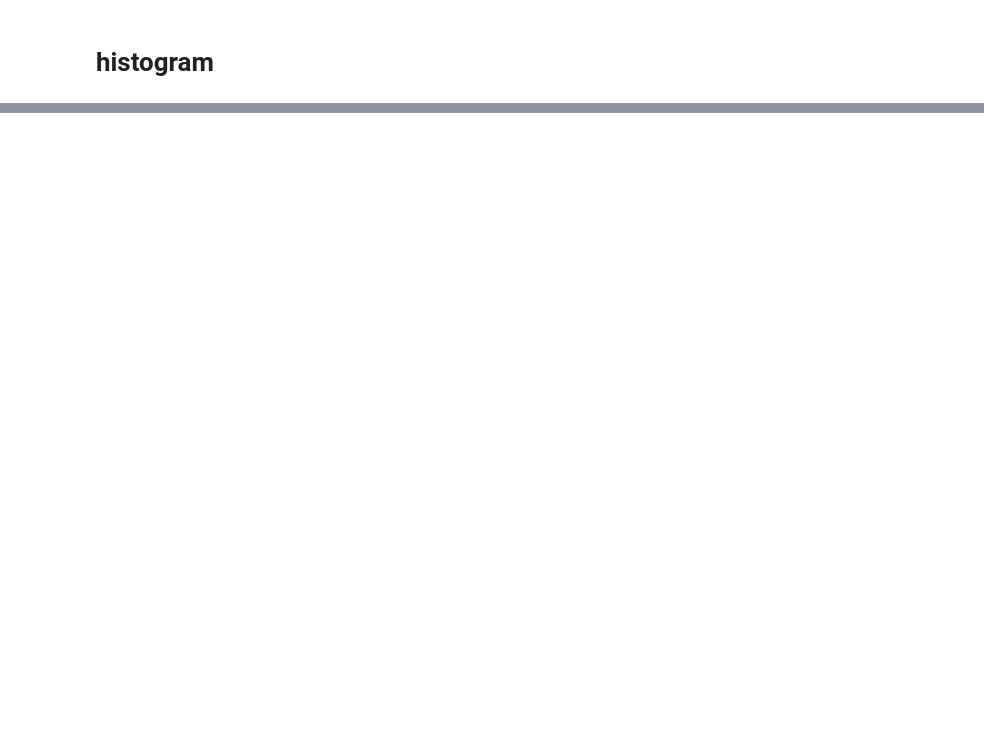
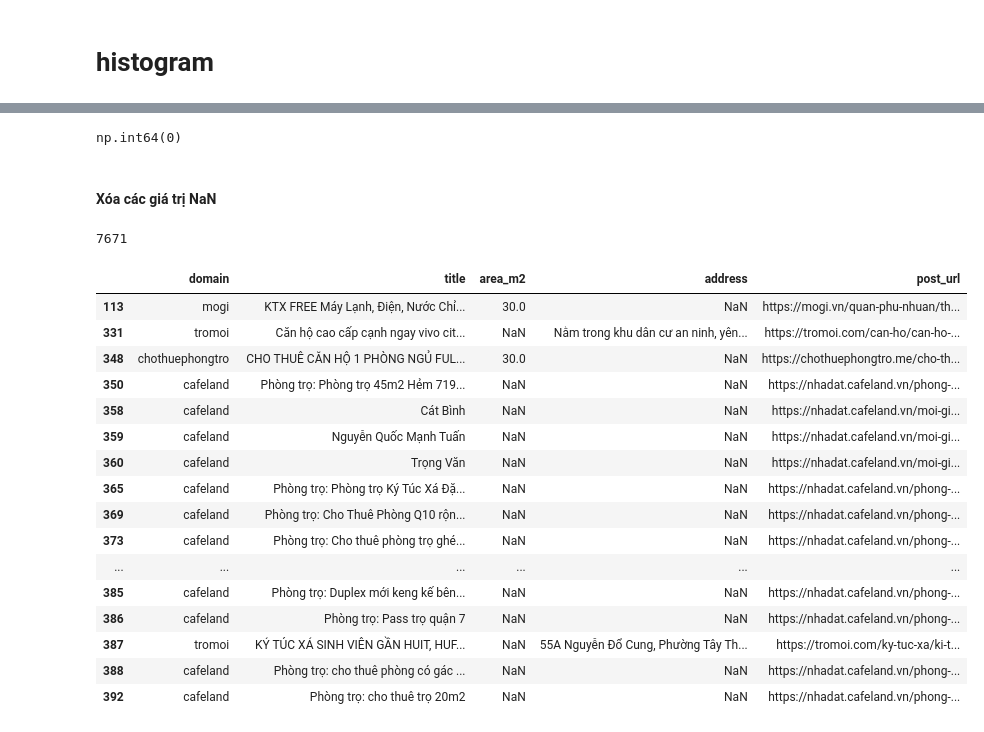
Before and after one commit to HauCoder2005/roombeacon-system, a Jupyter notebook: notebooks/roombeacon_eda.ipynb, the cells around one changed output, grey strips where cells are left out. Drawn from its saved outputs; the diff is of its cells as text; code cells hidden in the pictures; blank space fills up the shorter version.

```diff
--- a/notebooks/roombeacon_eda.ipynb
+++ b/notebooks/roombeacon_eda.ipynb
@@ -448,0 +734,42 @@ TypeError: expected string or bytes-like object, got 'float'
+# %%
+outliers["price_million"].isna().sum()
+# %% [output]
+np.int64(0)
+# %% [markdown]
+#### Xóa các giá trị NaN
+# %%
+missing_price_df = df_work[
+    df_work["monthly_price"].isna()
+]
+
+len(missing_price_df)
+# %% [output]
+7671
+# %%
+missing_price_df[
+    [
+        "domain",
+        "title",
+        "area_m2",
+        "address",
+        "post_url"
+    ]
+].head(20)
+# %% [output]
+|  | domain | title | area_m2 | address | post_url |
+| 113 | mogi | KTX FREE Máy Lạnh, Điện, Nước Chỉ... | 30.0 | NaN | https://mogi.vn/quan-phu-nhuan/th... |
+| 331 | tromoi | Căn hộ cao cấp cạnh ngay vivo cit... | NaN | Nằm trong khu dân cư an ninh, yên... | https://tromoi.com/can-ho/can-ho-... |
+| 348 | chothuephongtro | ️ CHO THUÊ CĂN HỘ 1 PHÒNG NGỦ FUL... | 30.0 | NaN | https://chothuephongtro.me/cho-th... |
+| 350 | cafeland | Phòng trọ: Phòng trọ 45m2 Hẻm 719... | NaN | NaN | https://nhadat.cafeland.vn/phong-... |
+| 358 | cafeland | Cát Bình | NaN | NaN | https://nhadat.cafeland.vn/moi-gi... |
+| 359 | cafeland | Nguyễn Quốc Mạnh Tuấn | NaN | NaN | https://nhadat.cafeland.vn/moi-gi... |
+| 360 | cafeland | Trọng Văn | NaN | NaN | https://nhadat.cafeland.vn/moi-gi... |
+| 365 | cafeland | Phòng trọ: Phòng trọ Ký Túc Xá Đặ... | NaN | NaN | https://nhadat.cafeland.vn/phong-... |
+| 369 | cafeland | Phòng trọ: Cho Thuê Phòng Q10 rộn... | NaN | NaN | https://nhadat.cafeland.vn/phong-... |
+| 373 | cafeland | Phòng trọ: Cho thuê phòng trọ ghé... | NaN | NaN | https://nhadat.cafeland.vn/phong-... |
+| ... | ... | ... | ... | ... | ... |
+| 385 | cafeland | Phòng trọ: Duplex mới keng kế bên... | NaN | NaN | https://nhadat.cafeland.vn/phong-... |
+| 386 | cafeland | Phòng trọ: Pass trọ quận 7 | NaN | NaN | https://nhadat.cafeland.vn/phong-... |
+| 387 | tromoi | KÝ TÚC XÁ SINH VIÊN GẦN HUIT, HUF... | NaN | 55A Nguyễn Đổ Cung, Phường Tây Th... | https://tromoi.com/ky-tuc-xa/ki-t... |
+| 388 | cafeland | Phòng trọ: cho thuê phòng có gác ... | NaN | NaN | https://nhadat.cafeland.vn/phong-... |
+| 392 | cafeland | Phòng trọ: cho thuê trọ 20m2 | NaN | NaN | https://nhadat.cafeland.vn/phong-... |
```
Also changed, not shown: parts of 44 cells of this notebook, 9 other files.
